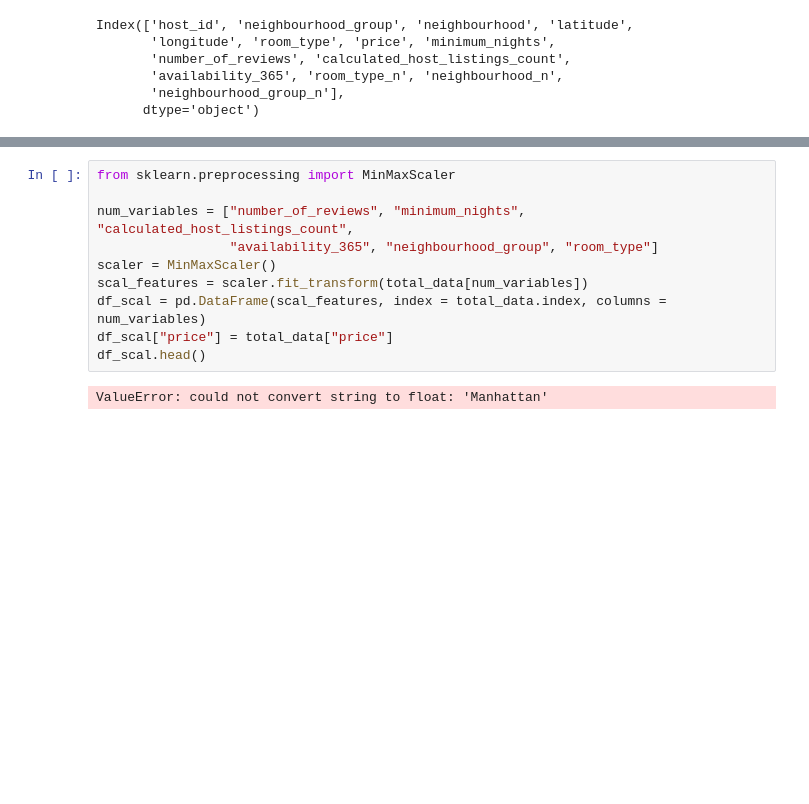
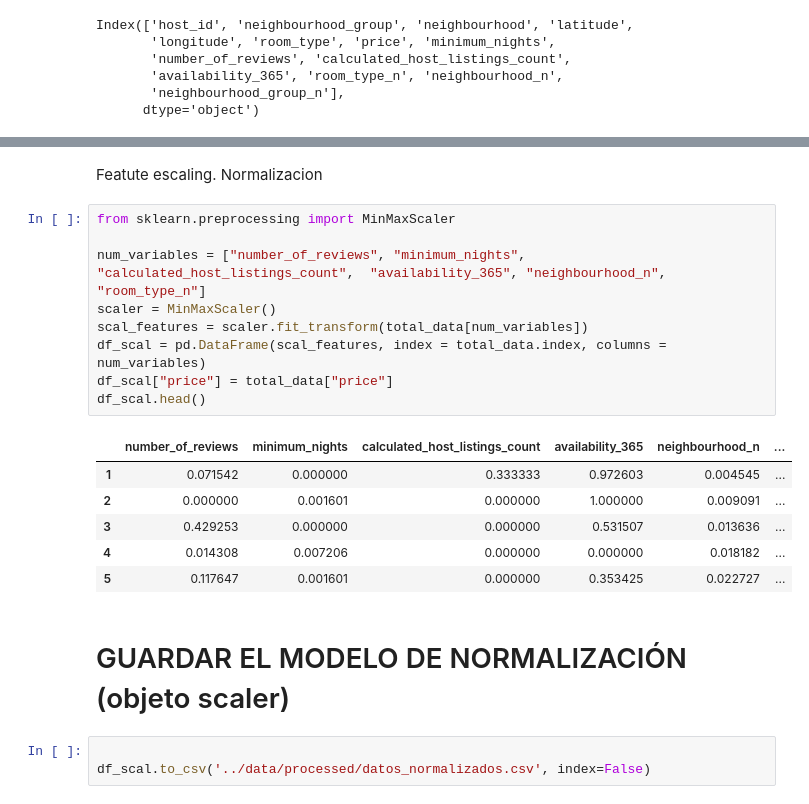
Before and after one commit to OlgaKurganova/EDA, a Jupyter notebook: src/explore.ipynb, the cells around one changed output, grey strips where cells are left out. Drawn from its saved outputs; the diff is of its cells as text; blank space fills up the shorter version.

```diff
--- a/src/explore.ipynb
+++ b/src/explore.ipynb
@@ -547,13 +558,24 @@ X_train_no_outliers, X_test_no_outliers, y_train, y_test
 # GUARDAR LOS DOS DATASETS
+# %% [markdown]
+Featute escaling. Normalizacion
 # %%
 from sklearn.preprocessing import MinMaxScaler
 
-num_variables = ["number_of_reviews", "minimum_nights", "calculated_host_listings_count",
-                 "availability_365", "neighbourhood_group", "room_type"]
+num_variables = ["number_of_reviews", "minimum_nights", "calculated_host_listings_count",  "availability_365", "neighbourhood_n", "room_type_n"]
 scaler = MinMaxScaler()
 scal_features = scaler.fit_transform(total_data[num_variables])
 df_scal = pd.DataFrame(scal_features, index = total_data.index, columns = num_variables)
 df_scal["price"] = total_data["price"]
 df_scal.head()
 # %% [output]
-ValueError: could not convert string to float: 'Manhattan'
+|  | number_of_reviews | minimum_nights | calculated_host_listings_count | availability_365 | neighbourhood_n | ... |
+| 1 | 0.071542 | 0.000000 | 0.333333 | 0.972603 | 0.004545 | ... |
+| 2 | 0.000000 | 0.001601 | 0.000000 | 1.000000 | 0.009091 | ... |
+| 3 | 0.429253 | 0.000000 | 0.000000 | 0.531507 | 0.013636 | ... |
+| 4 | 0.014308 | 0.007206 | 0.000000 | 0.000000 | 0.018182 | ... |
+| 5 | 0.117647 | 0.001601 | 0.000000 | 0.353425 | 0.022727 | ... |
+# %% [markdown]
+# GUARDAR EL MODELO DE NORMALIZACIÓN (objeto scaler)
+# %%
+
+df_scal.to_csv('../data/processed/datos_normalizados.csv', index=False)
```
Also changed, not shown: parts of 7 cells of this notebook, 4 other files.
